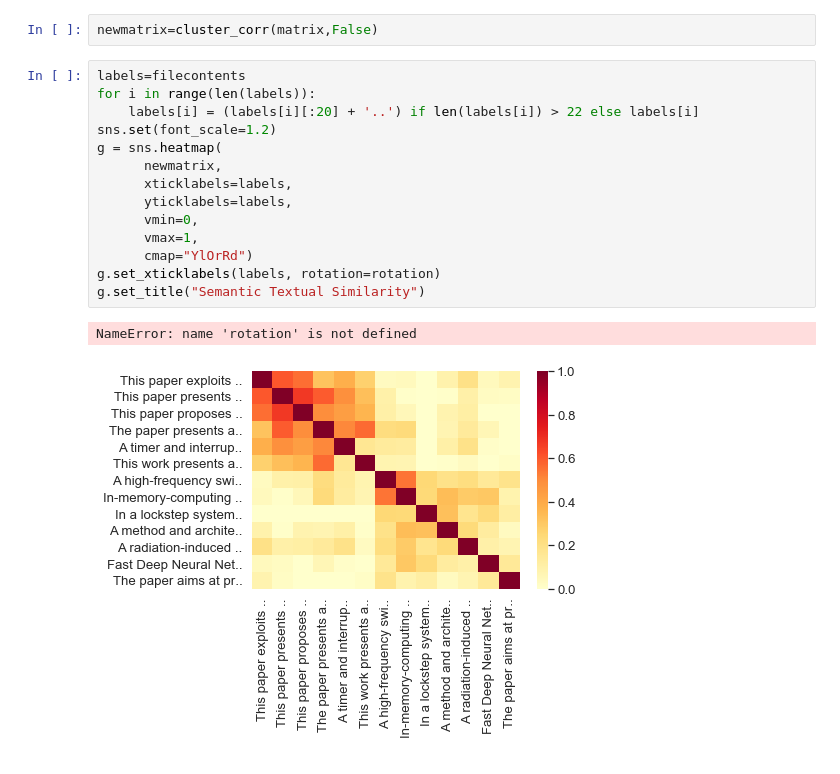
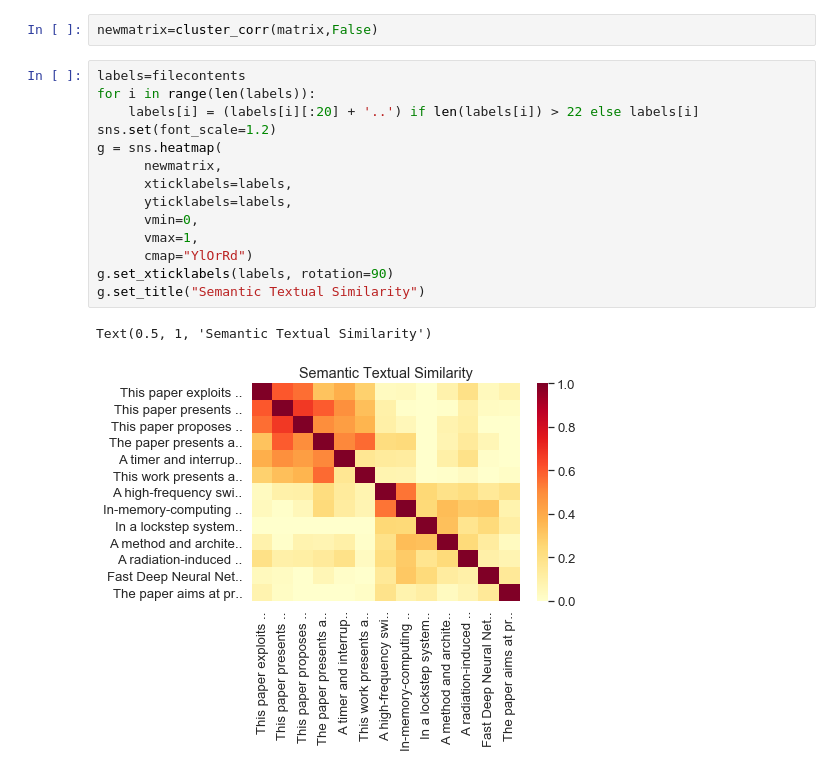
Before and after one commit to aluqueuses/papermanipulation, a Jupyter notebook: examples/iecon/iecon2.ipynb, the cells around one changed output. Saved outputs shown, nothing was run; the diff lists cells and outputs as text.

Commit message:
Fix rotation

```diff
--- a/examples/iecon/iecon2.ipynb
+++ b/examples/iecon/iecon2.ipynb
@@ -98,17 +98,17 @@ newmatrix=cluster_corr(matrix,False)
 # %%
 labels=filecontents
 for i in range(len(labels)):
     labels[i] = (labels[i][:20] + '..') if len(labels[i]) > 22 else labels[i]
 sns.set(font_scale=1.2)
 g = sns.heatmap(
       newmatrix,
       xticklabels=labels,
       yticklabels=labels,
       vmin=0,
       vmax=1,
       cmap="YlOrRd")
-g.set_xticklabels(labels, rotation=rotation)
+g.set_xticklabels(labels, rotation=90)
 g.set_title("Semantic Textual Similarity")
 # %% [output]
-NameError: name 'rotation' is not defined
+Text(0.5, 1, 'Semantic Textual Similarity')
-[figure, old version]
+[figure, new version]
```
